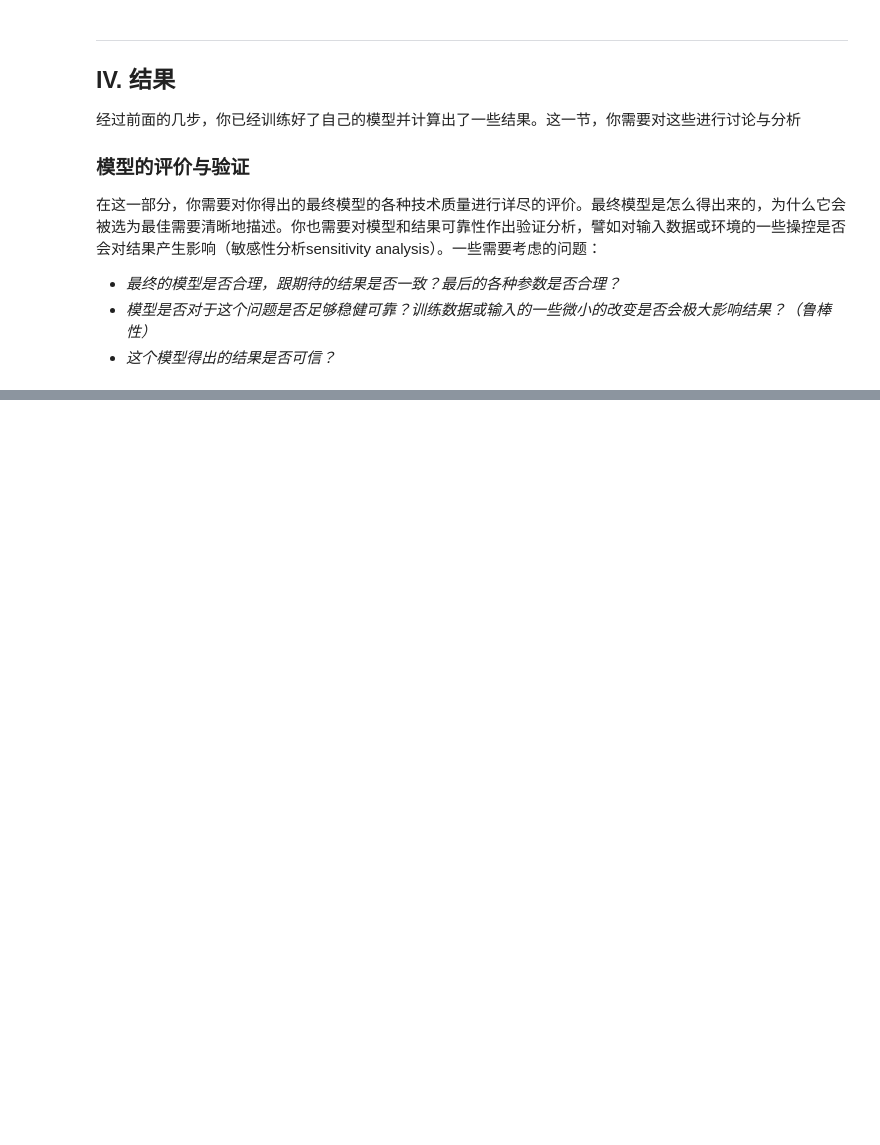
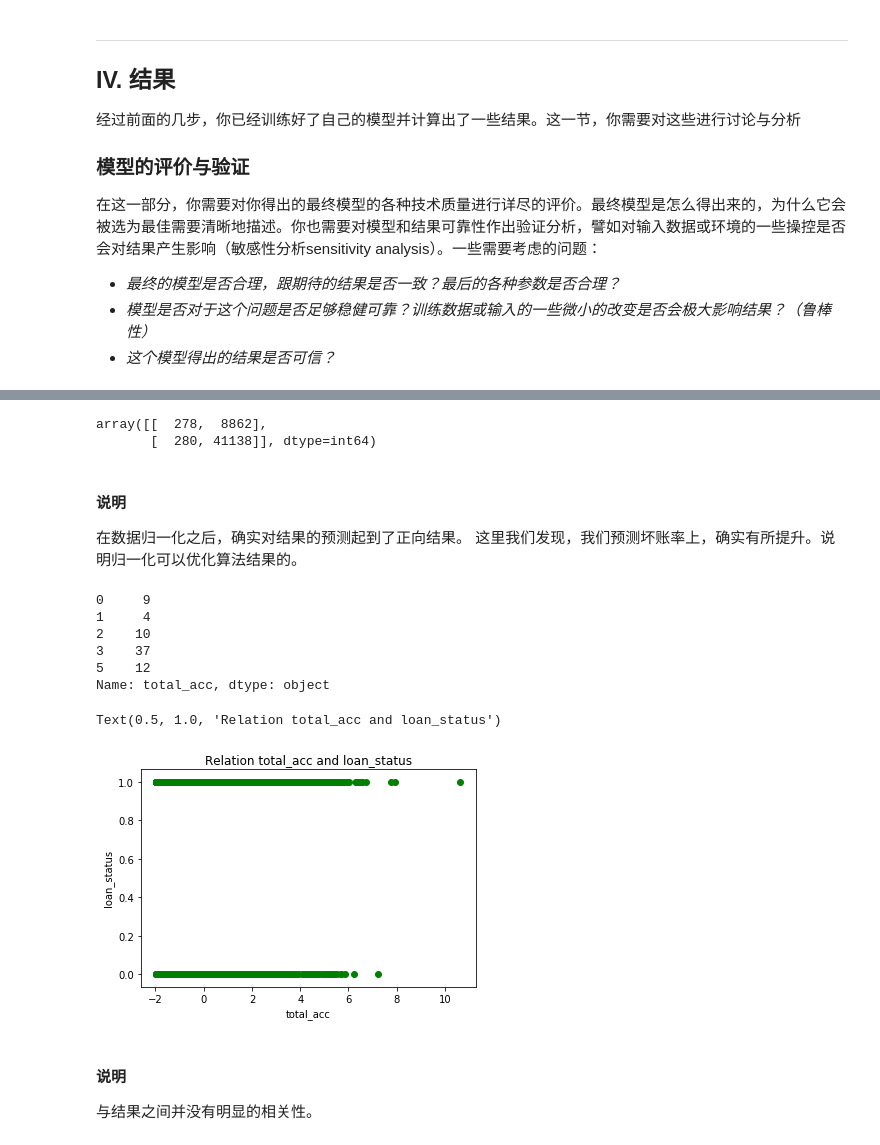
Before and after one commit to kimi987/PyAndML, a Jupyter notebook: src/毕业项目/AIPND Capstone Template.ipynb, the cells around one changed output, grey strips where cells are left out. Cells and saved outputs as stored; diff of their text form; code cells hidden in the pictures; blank space fills up the shorter version.

```diff
--- a/src/毕业项目/AIPND Capstone Template.ipynb
+++ b/src/毕业项目/AIPND Capstone Template.ipynb
@@ -671,0 +633,38 @@ weighted avg       0.67      0.82      0.74     50558
+# %%
+# 混淆矩阵
+confusion_matrix(y_test,y_predict)
+# %% [output]
+array([[  278,  8862],
+       [  280, 41138]], dtype=int64)
+# %% [markdown]
+#### 说明
+在数据归一化之后，确实对结果的预测起到了正向结果。
+这里我们发现，我们预测坏账率上，确实有所提升。说明归一化可以优化算法结果的。
+# %%
+#我们尝试使用新的特征来做预测
+#total_acc 借款人信用档案中，当前信用额度总数 float
+#通过Index获取到筛选的数据
+df_acc = df.loc[df_clean.index].total_acc
+df_acc.columns=['total_acc']
+df_acc.head()
+# %% [output]
+0     9
+1     4
+2    10
+3    37
+5    12
+Name: total_acc, dtype: object
+# %%
+#用图表分析该特征和结果之间的关系
+#缩放
+df_acc = (df_acc - df_acc.mean())/df_acc.std()
+plt.scatter(x=df_acc, y=df_clean['Fully Paid'], c='g');
+plt.xlabel('total_acc')
+plt.ylabel('loan_status')
+plt.title('Relation total_acc and loan_status')
+# %% [output]
+Text(0.5, 1.0, 'Relation total_acc and loan_status')
+[figure, added]
+# %% [markdown]
+#### 说明
+与结果之间并没有明显的相关性。
```
Also changed, not shown: parts of 50 cells of this notebook.
